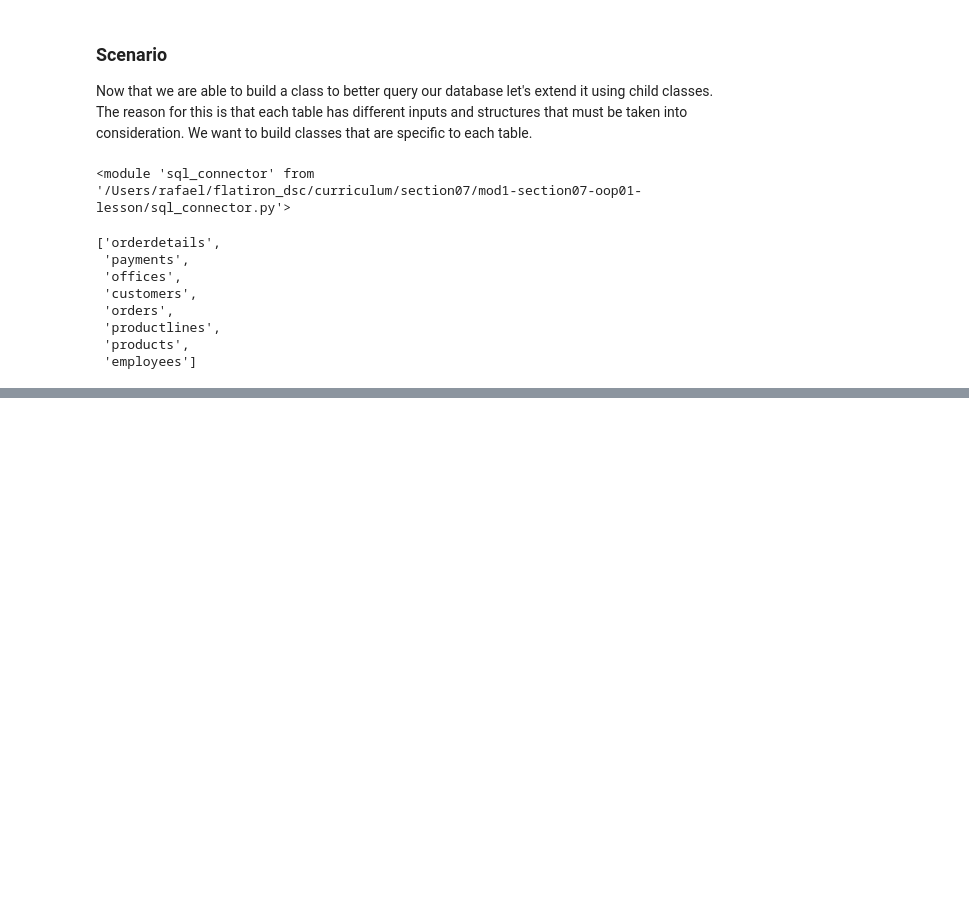
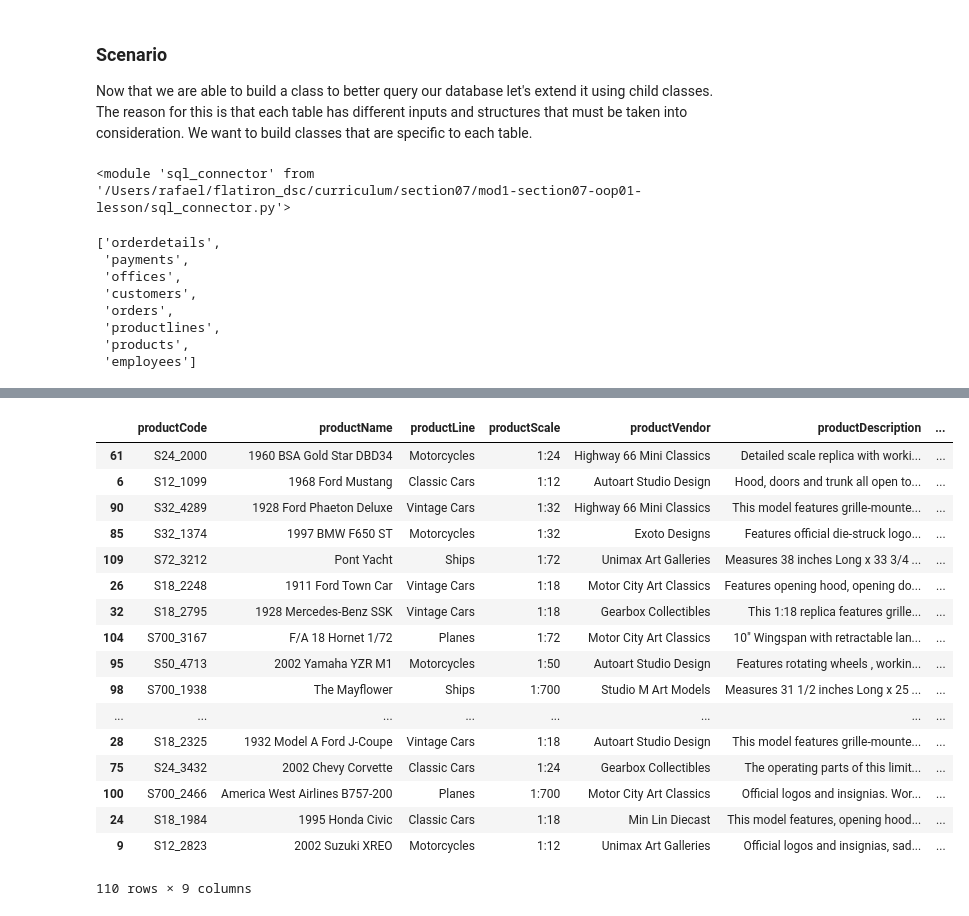
Before and after one commit to erdosn/mod1-section07-oop01-lesson, a Jupyter notebook: lesson-plan.ipynb, the cells around one changed output, grey strips where cells are left out. Drawn from its saved outputs; the diff is of its cells as text; code cells hidden in the pictures; blank space fills up the shorter version.

```diff
--- a/lesson-plan.ipynb
+++ b/lesson-plan.ipynb
@@ -52,0 +91,7 @@ products.columns
+# %%
+# experimenting with methods to clean our dataframe to later put in our child class
+df_products["quantityInStock"] = df_products.quantityInStock.astype(int)
+df_products["MSRP"] = df_products.MSRP.astype(float)
+df_products["buyPrice"] = df_products.buyPrice.astype(float)
+
+df_products.info()
@@ -52,0 +122,21 @@ products.columns
+# %%
+df_products.sort_values(by='quantityInStock')
+# %% [output]
+|  | productCode | productName | productLine | productScale | productVendor | productDescription | ... |
+| 61 | S24_2000 | 1960 BSA Gold Star DBD34 | Motorcycles | 1:24 | Highway 66 Mini Classics | Detailed scale replica with worki... | ... |
+| 6 | S12_1099 | 1968 Ford Mustang | Classic Cars | 1:12 | Autoart Studio Design | Hood, doors and trunk all open to... | ... |
+| 90 | S32_4289 | 1928 Ford Phaeton Deluxe | Vintage Cars | 1:32 | Highway 66 Mini Classics | This model features grille-mounte... | ... |
+| 85 | S32_1374 | 1997 BMW F650 ST | Motorcycles | 1:32 | Exoto Designs | Features official die-struck logo... | ... |
+| 109 | S72_3212 | Pont Yacht | Ships | 1:72 | Unimax Art Galleries | Measures 38 inches Long x 33 3/4 ... | ... |
+| 26 | S18_2248 | 1911 Ford Town Car | Vintage Cars | 1:18 | Motor City Art Classics | Features opening hood, opening do... | ... |
+| 32 | S18_2795 | 1928 Mercedes-Benz SSK | Vintage Cars | 1:18 | Gearbox Collectibles | This 1:18 replica features grille... | ... |
+| 104 | S700_3167 | F/A 18 Hornet 1/72 | Planes | 1:72 | Motor City Art Classics | 10" Wingspan with retractable lan... | ... |
+| 95 | S50_4713 | 2002 Yamaha YZR M1 | Motorcycles | 1:50 | Autoart Studio Design | Features rotating wheels , workin... | ... |
+| 98 | S700_1938 | The Mayflower | Ships | 1:700 | Studio M Art Models | Measures 31 1/2 inches Long x 25 ... | ... |
+| ... | ... | ... | ... | ... | ... | ... | ... |
+| 28 | S18_2325 | 1932 Model A Ford J-Coupe | Vintage Cars | 1:18 | Autoart Studio Design | This model features grille-mounte... | ... |
+| 75 | S24_3432 | 2002 Chevy Corvette | Classic Cars | 1:24 | Gearbox Collectibles | The operating parts of this limit... | ... |
+| 100 | S700_2466 | America West Airlines B757-200 | Planes | 1:700 | Motor City Art Classics | Official logos and insignias. Wor... | ... |
+| 24 | S18_1984 | 1995 Honda Civic | Classic Cars | 1:18 | Min Lin Diecast | This model features, opening hood... | ... |
+| 9 | S12_2823 | 2002 Suzuki XREO | Motorcycles | 1:12 | Unimax Art Galleries | Official logos and insignias, sad... | ... |
+110 rows × 9 columns
```
Also changed, not shown: parts of 21 cells of this notebook, 1 other file.
